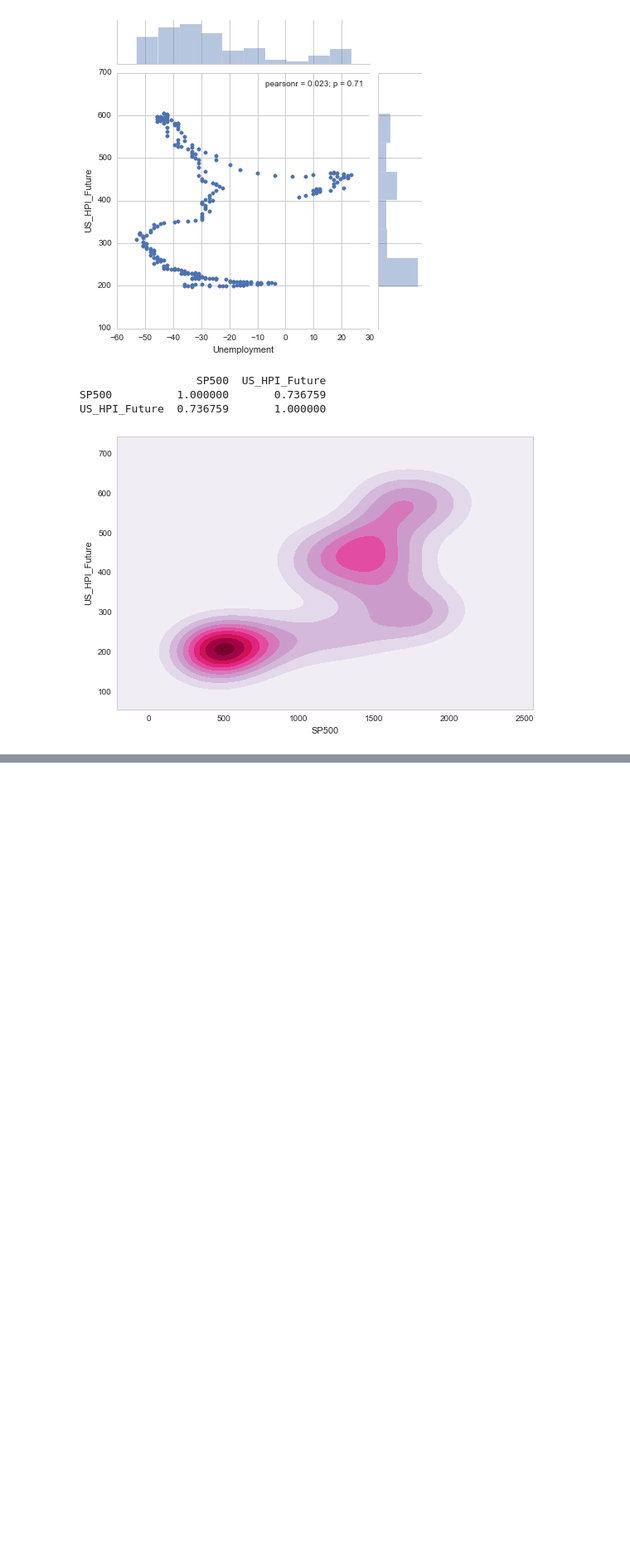
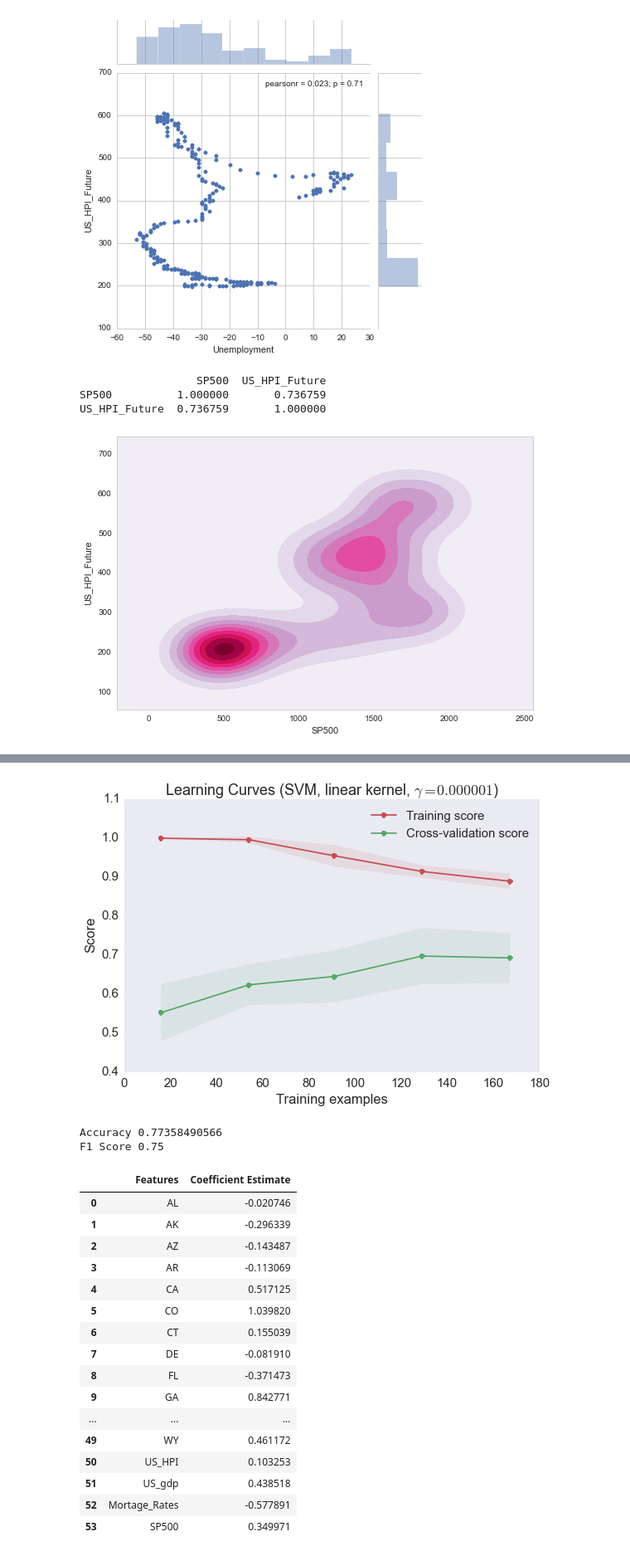
Before and after one commit to archimitra/housing-market-investment-classifier, a Jupyter notebook: Housing Market Investment Prediction.ipynb, the cells around one changed output, grey strips where cells are left out. Shown at 83% size. Saved outputs shown, nothing was run; the diff lists cells and outputs as text; code cells hidden in the pictures; blank space fills up the shorter version.

```diff
--- a/Housing Market Investment Prediction.ipynb
+++ b/Housing Market Investment Prediction.ipynb
@@ -312,0 +393,45 @@ Accuracy 0.714285714286
+# %%
+#SVM
+#Figuring out best Gamma value for SVM
+SVM = svm.SVC(kernel='linear')
+gammas = np.logspace(-6, -1, 10)
+classifier = grid_search.GridSearchCV(estimator=SVM, cv=cv, param_grid=dict(gamma=gammas))
+classifier.fit(X_train, y_train)
+
+title = 'Learning Curves (SVM, linear kernel, $\gamma=%.6f$)' %classifier.best_estimator_.gamma
+estimator = svm.SVC(kernel='linear', gamma=classifier.best_estimator_.gamma)
+plot_learning_curve(estimator, title, X_train, y_train, cv=cv)
+plt.show()
+estimator.fit(X_train, y_train)
+
+#Comparing Accuracy and F1 Score
+print('Accuracy '+str(estimator.score(X_test, y_test)))
+y_pred = estimator.predict(X_test)
+print('F1 Score '+str(metrics.f1_score(y_test, y_pred)))
+#Building the coefficient/weights table
+df_wghts = housing_market.drop(["US_HPI_Future","label"], 1)
+df_wghts = pd.DataFrame(df_wghts.columns)
+df_wghts.columns = ["Features"]
+df_wghts["Coefficient Estimate"] = pd.Series(estimator.coef_[0])
+df_wghts
+# %% [output]
+[figure, added]
+Accuracy 0.77358490566
+F1 Score 0.75
+|  | Features | Coefficient Estimate |
+| 0 | AL | -0.020746 |
+| 1 | AK | -0.296339 |
+| 2 | AZ | -0.143487 |
+| 3 | AR | -0.113069 |
+| 4 | CA | 0.517125 |
+| 5 | CO | 1.039820 |
+| 6 | CT | 0.155039 |
+| 7 | DE | -0.081910 |
+| 8 | FL | -0.371473 |
+| 9 | GA | 0.842771 |
+| ... | ... | ... |
+| 49 | WY | 0.461172 |
+| 50 | US_HPI | 0.103253 |
+| 51 | US_gdp | 0.438518 |
+| 52 | Mortage_Rates | -0.577891 |
+| 53 | SP500 | 0.349971 |
```
Also changed, not shown: parts of 5 cells of this notebook.
